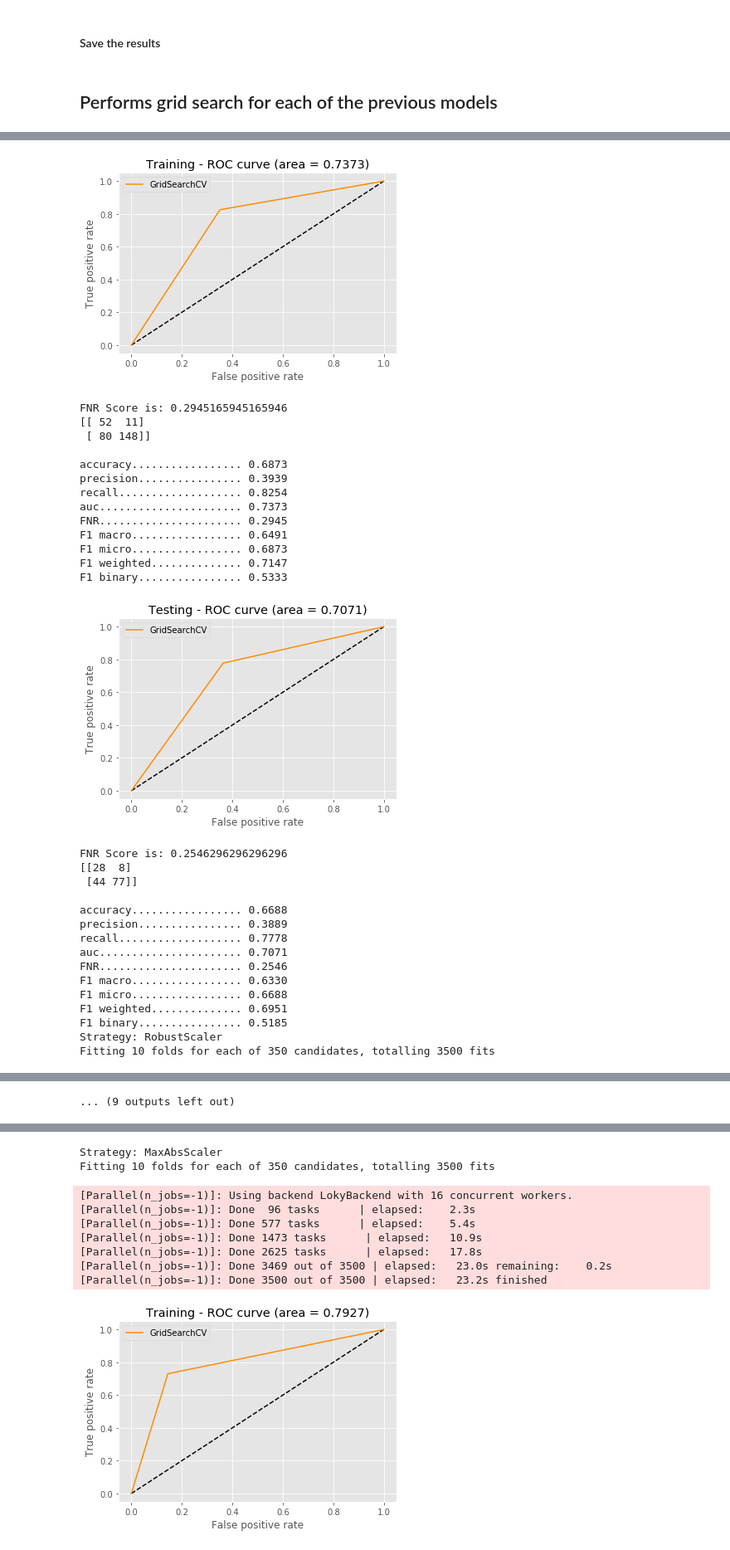
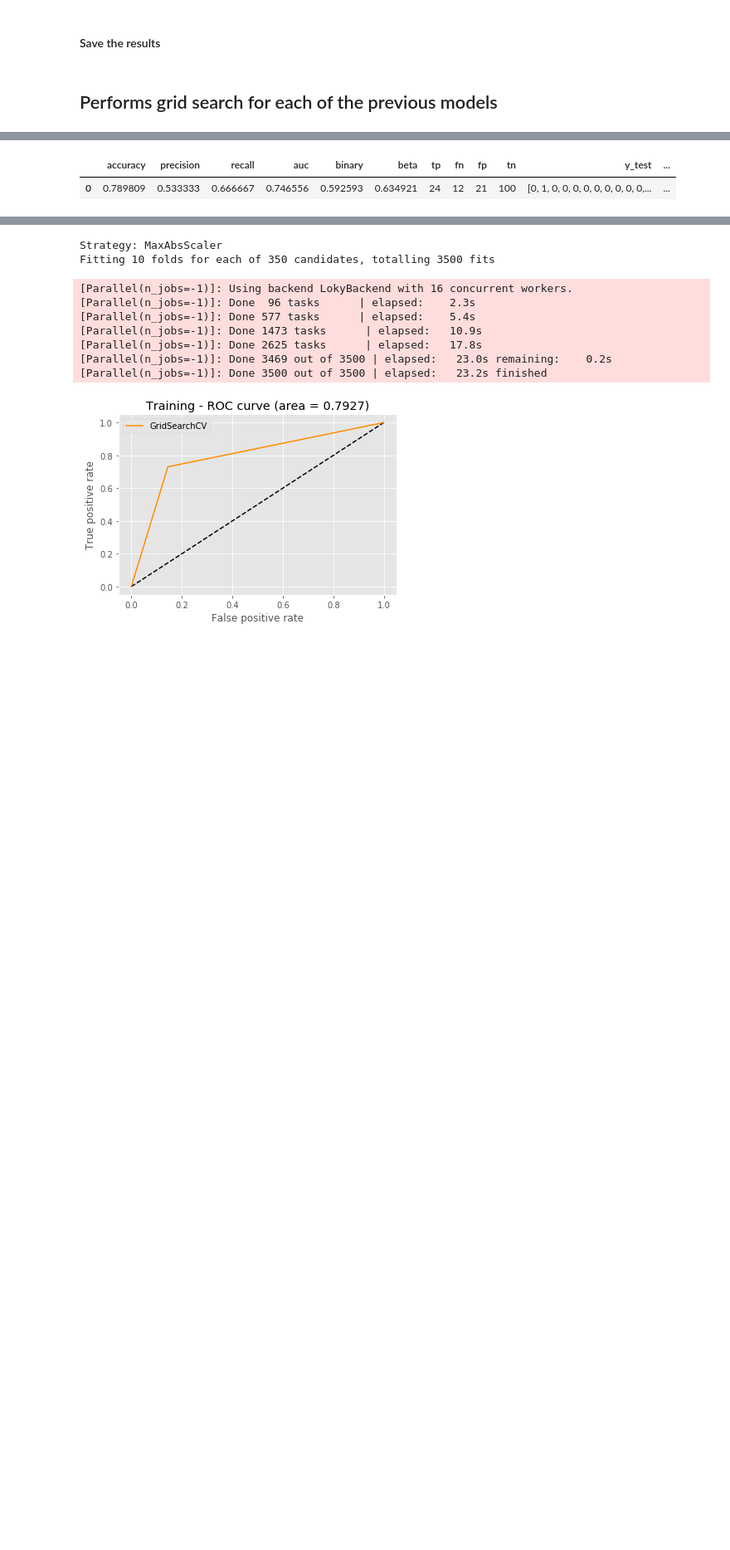
Before and after one commit to brunowdev/sparkify, a Jupyter notebook: Sklearn - Test.ipynb, the cells around one changed output, grey strips where cells are left out. Shown at 83% size. Saved outputs shown, nothing was run; the diff lists cells and outputs as text; code cells hidden in the pictures; blank space fills up the shorter version.

```diff
--- a/Sklearn - Test.ipynb
+++ b/Sklearn - Test.ipynb
@@ -455,15 +501,22 @@ df_results.to_csv('sklearn_basic_model_results.csv', index = False)
 # %%
 from sklearn.preprocessing import Normalizer, RobustScaler, StandardScaler, MaxAbsScaler
+
+from time import time
 
 # Remove binary features
 features_to_normalize = list(data.drop(['canceled', 'male', 'paid'], axis = 1).columns)
 
-for _scaller in [MaxAbsScaler(), Normalizer(), RobustScaler(), StandardScaler()]:
+_x = data.copy()
+_scaler = RobustScaler()
+scaler_name = _scaler.__class__.__name__
+_x[features_to_normalize] = _scaler.fit_transform(_x[features_to_normalize])
 
-    print(f'Strategy: {_scaller.__class__.__name__}')
 
-    _x = data.copy()
-    _x[features_to_normalize] = _scaller.fit_transform(_x[features_to_normalize])
+# Run the grid search
+model_result = train_gs_logistic_regression(_x, 'canceled', scaler_name)
 
-    model = train_gs_logistic_regression(_x, 'canceled')
+# Create and diplay the dataframe
+df_results = pd.DataFrame([model_result])
+df_results.to_csv('grid_search_logistic_regression.csv', index = False)
+df_results.sort_values(['beta'], ascending = False)
 # %% [output]
@@ -512,30 +525,0 @@ Fitting 10 folds for each of 350 candidates, totalling 3500 fits
-[figure, removed]
-FNR Score is: 0.2945165945165946
-[[ 52  11]
- [ 80 148]]
-
-accuracy................. 0.6873
-precision................ 0.3939
-recall................... 0.8254
-auc...................... 0.7373
-FNR...................... 0.2945
-F1 macro................. 0.6491
-F1 micro................. 0.6873
-F1 weighted.............. 0.7147
-F1 binary................ 0.5333
-[figure, removed]
-FNR Score is: 0.2546296296296296
-[[28  8]
- [44 77]]
-
-accuracy................. 0.6688
-precision................ 0.3889
-recall................... 0.7778
-auc...................... 0.7071
-FNR...................... 0.2546
-F1 macro................. 0.6330
-F1 micro................. 0.6688
-F1 weighted.............. 0.6951
-F1 binary................ 0.5185
-Strategy: RobustScaler
-Fitting 10 folds for each of 350 candidates, totalling 3500 fits
@@ -547 +526,2 @@ Fitting 10 folds for each of 350 candidates, totalling 3500 fits
-... (9 outputs left out)
+|  | accuracy | precision | recall | auc | binary | beta | tp | fn | fp | tn | y_test | ... |
+| 0 | 0.789809 | 0.533333 | 0.666667 | 0.746556 | 0.592593 | 0.634921 | 24 | 12 | 21 | 100 | [0, 1, 0, 0, 0, 0, 0, 0, 0, 0, 0,... | ... |
```
Also changed, not shown: parts of 8 cells of this notebook.
